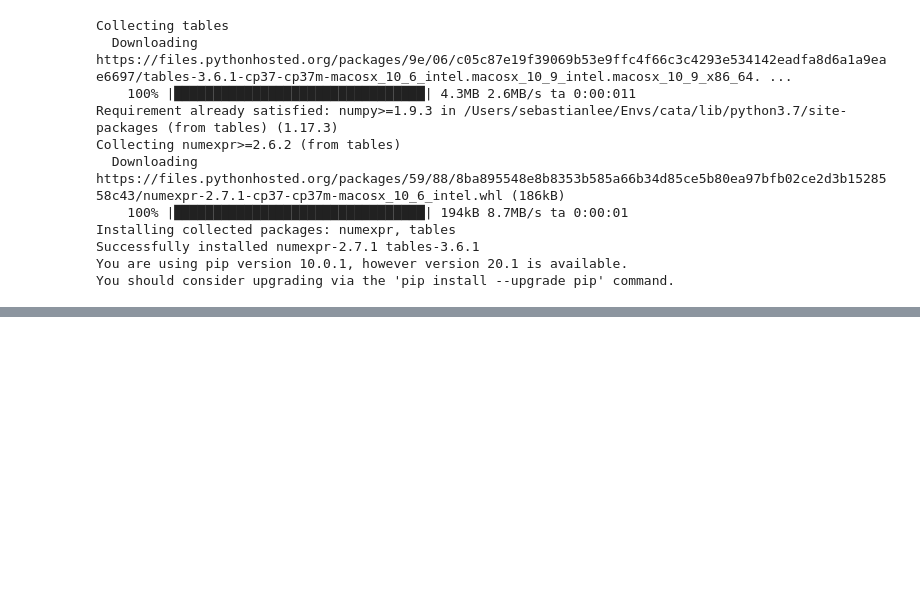
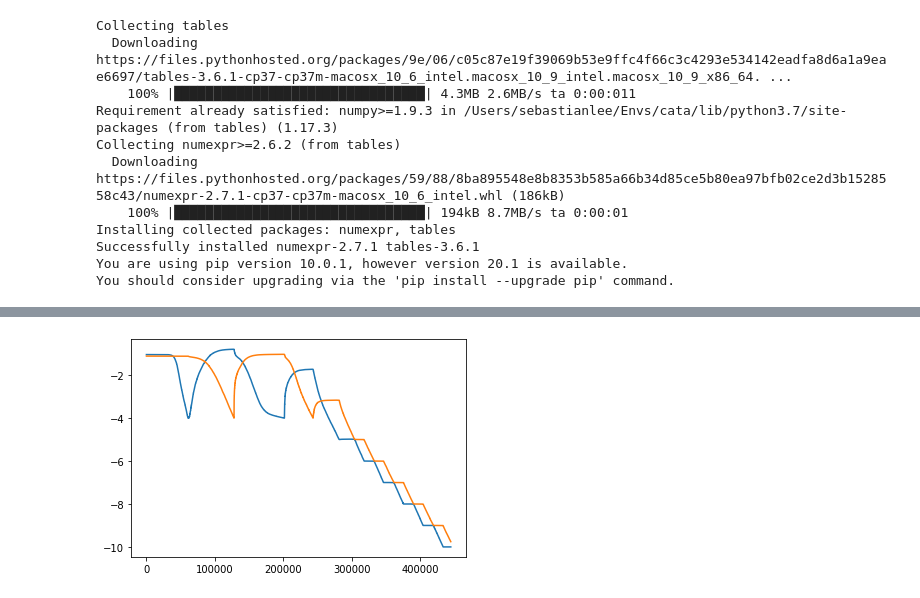
Before and after one commit to seblee97/student_teacher_catastrophic, a Jupyter notebook: notes/results.ipynb, the cells around one changed output, grey strips where cells are left out. Saved outputs shown, nothing was run; the diff lists cells and outputs as text; code cells hidden in the pictures; blank space fills up the shorter version.

```diff
--- a/notes/results.ipynb
+++ b/notes/results.ipynb
@@ -118,0 +159,13 @@ fig.show()
+# %%
+def plot_gen_error(path):
+    df = pd.read_csv(path)
+    t1 = df["teacher_0_generalisation_error/log"].tolist()
+    t2 = df["teacher_1_generalisation_error/log"].tolist()
+    fig = plt.figure()
+    plt.plot(range(len(t1)), t1)
+    plt.plot(range(len(t2)), t2)
+    fig.show()
+# %%
+plot_gen_error("../experiments/results/2020-05-19-10-15-47/data_logger.csv")
+# %% [output]
+[figure, added]
```
Also changed, not shown: parts of 13 cells of this notebook.
